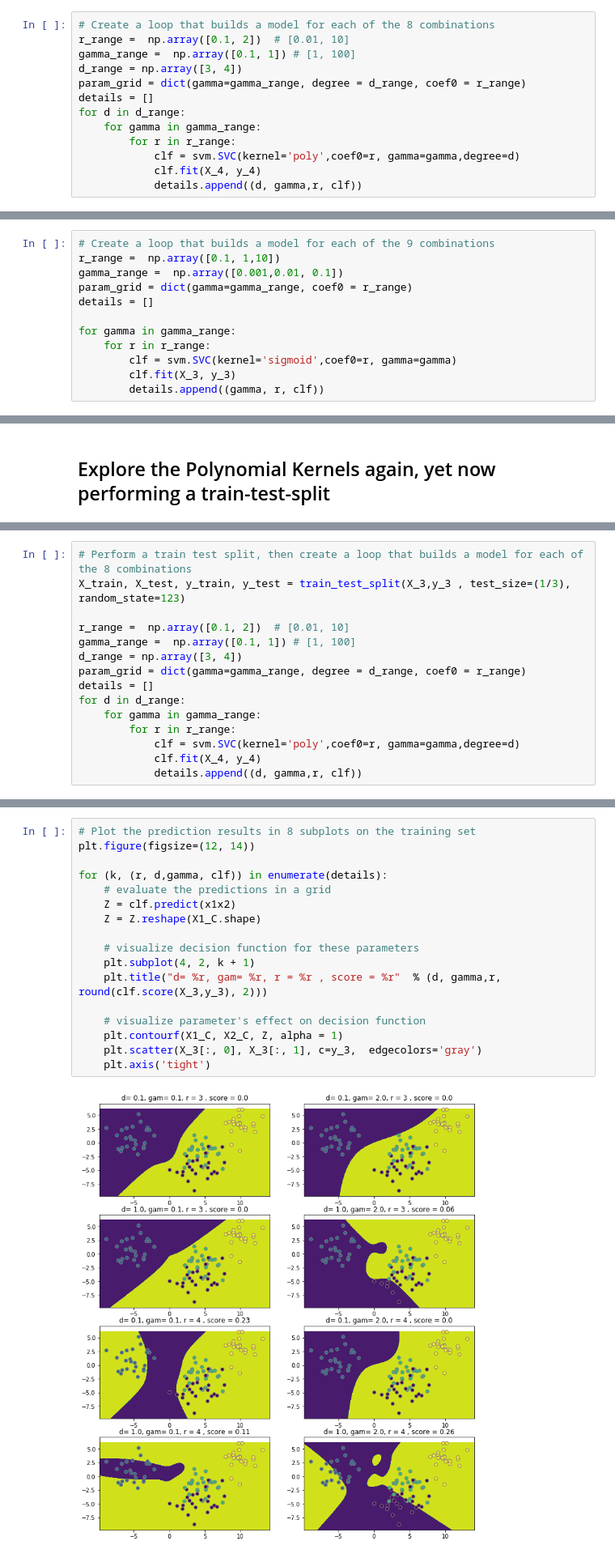
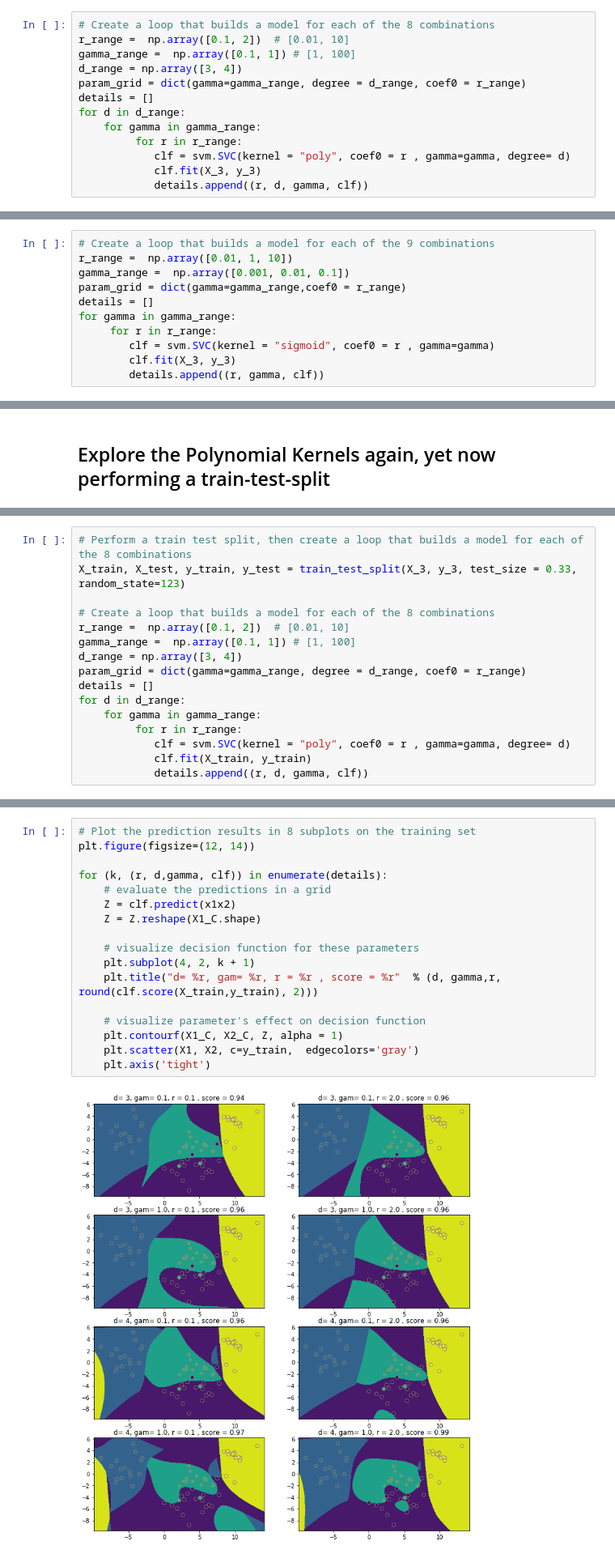
Before and after one commit to MissAle17/dsc-3-33-06-kernels-in-scikit-learn-lab-online-ds-sp-000, a Jupyter notebook: index.ipynb, the cells around one changed output, grey strips where cells are left out. Shown at 81% size. Cells and saved outputs as stored; diff of their text form.

```diff
--- a/index.ipynb
+++ b/index.ipynb
@@ -136,10 +136,10 @@ param_grid = dict(gamma=gamma_range, degree = d_range, coef0 = r_range)
 details = []
 for d in d_range:
     for gamma in gamma_range:
-        for r in r_range:
-            clf = svm.SVC(kernel='poly',coef0=r, gamma=gamma,degree=d)
-            clf.fit(X_4, y_4)
-            details.append((d, gamma,r, clf))
+         for r in r_range:
+            clf = svm.SVC(kernel = "poly", coef0 = r , gamma=gamma, degree= d)
+            clf.fit(X_3, y_3)
+            details.append((r, d, gamma, clf))
 # %%
 # Prepare your data for plotting
 
@@ -188,16 +188,15 @@ Look at 9 solutions using the following values for $\gamma$ and $r$.
 - $r = 0.01, 1$ and $10$
 # %%
 # Create a loop that builds a model for each of the 9 combinations
-r_range =  np.array([0.1, 1,10])
-gamma_range =  np.array([0.001,0.01, 0.1])
-param_grid = dict(gamma=gamma_range, coef0 = r_range)
+r_range =  np.array([0.01, 1, 10])
+gamma_range =  np.array([0.001, 0.01, 0.1])
+param_grid = dict(gamma=gamma_range,coef0 = r_range)
 details = []
-
 for gamma in gamma_range:
-    for r in r_range:
-        clf = svm.SVC(kernel='sigmoid',coef0=r, gamma=gamma)
+     for r in r_range:
+        clf = svm.SVC(kernel = "sigmoid", coef0 = r , gamma=gamma)
         clf.fit(X_3, y_3)
-        details.append((gamma, r, clf))
+        details.append((r, gamma, clf))
 # %%
 # Prepare your data for plotting
 X1= X_3[:,0]
@@ -243,8 +243,9 @@ Explore the same parameters you did before when exploring Polynomial Kernels
 - Next, plot the model with the test set and the resulting accuracy score. Make some notes for yourself on training vs test performance and selecting an appropriate model based on these results.
 # %%
 # Perform a train test split, then create a loop that builds a model for each of the 8 combinations
-X_train, X_test, y_train, y_test = train_test_split(X_3,y_3 , test_size=(1/3), random_state=123)
+X_train, X_test, y_train, y_test = train_test_split(X_3, y_3, test_size = 0.33, random_state=123)
 
+# Create a loop that builds a model for each of the 8 combinations
 r_range =  np.array([0.1, 2])  # [0.01, 10]
 gamma_range =  np.array([0.1, 1]) # [1, 100]
 d_range = np.array([3, 4])
@@ -252,10 +253,10 @@ param_grid = dict(gamma=gamma_range, degree = d_range, coef0 = r_range)
 details = []
 for d in d_range:
     for gamma in gamma_range:
-        for r in r_range:
-            clf = svm.SVC(kernel='poly',coef0=r, gamma=gamma,degree=d)
-            clf.fit(X_4, y_4)
-            details.append((d, gamma,r, clf))
+         for r in r_range:
+            clf = svm.SVC(kernel = "poly", coef0 = r , gamma=gamma, degree= d)
+            clf.fit(X_train, y_train)
+            details.append((r, d, gamma, clf))
 # %%
 # Prepare your data for plotting
 X1= X_train[:,0]
@@ -271,21 +272,21 @@ x1x2 = np.c_[X1_C.ravel(), X2_C.ravel()]
 # %%
 # Plot the prediction results in 8 subplots on the training set
 plt.figure(figsize=(12, 14))
 
 for (k, (r, d,gamma, clf)) in enumerate(details):
     # evaluate the predictions in a grid
     Z = clf.predict(x1x2)
     Z = Z.reshape(X1_C.shape)
 
     # visualize decision function for these parameters
     plt.subplot(4, 2, k + 1)
-    plt.title("d= %r, gam= %r, r = %r , score = %r"  % (d, gamma,r, round(clf.score(X_3,y_3), 2)))
+    plt.title("d= %r, gam= %r, r = %r , score = %r"  % (d, gamma,r, round(clf.score(X_train,y_train), 2)))
 
     # visualize parameter's effect on decision function
     plt.contourf(X1_C, X2_C, Z, alpha = 1)
-    plt.scatter(X_3[:, 0], X_3[:, 1], c=y_3,  edgecolors='gray')
+    plt.scatter(X1, X2, c=y_train,  edgecolors='gray')
     plt.axis('tight')
 # %% [output]
-[figure, old version]
+[figure, new version]
 # %%
 # Now plot the prediction results for the test set
```
Also changed, not shown: parts of 12 cells of this notebook.
